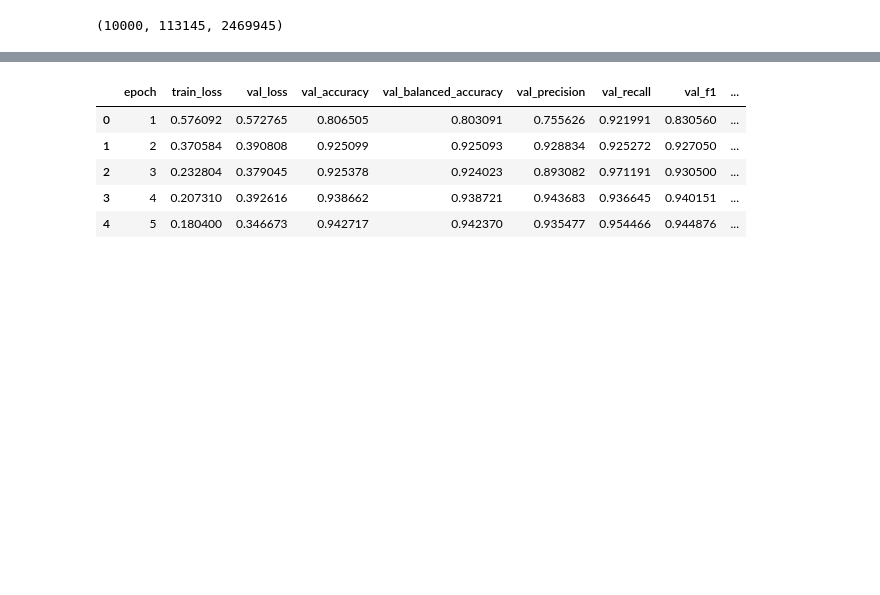
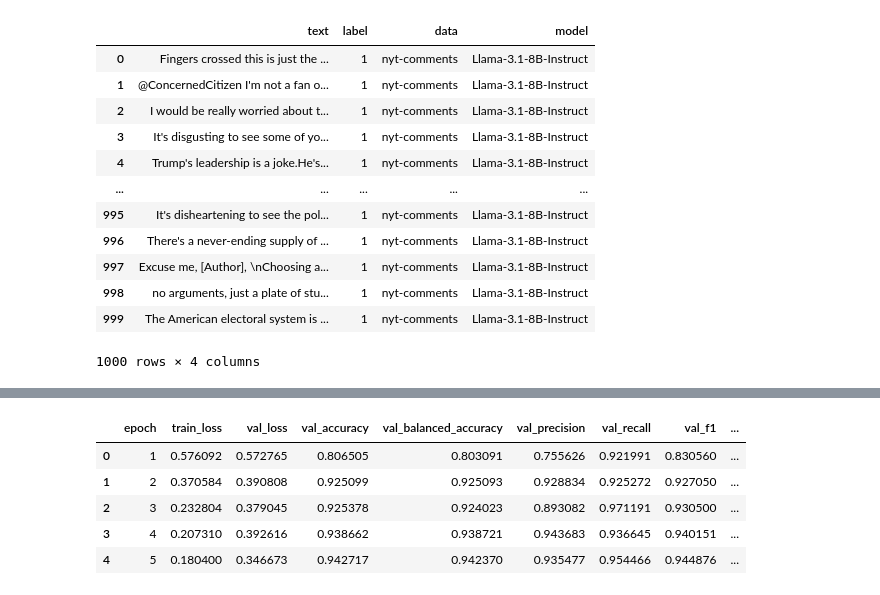
Before and after one commit to Michal1337/GenTextDetect, a Jupyter notebook: src/scripts/experiments/tmp.ipynb, the cells around one changed output, grey strips where cells are left out. Saved outputs shown, nothing was run; the diff lists cells and outputs as text; code cells hidden in the pictures; blank space fills up the shorter version.

```diff
--- a/src/scripts/experiments/tmp.ipynb
+++ b/src/scripts/experiments/tmp.ipynb
@@ -121,4 +24,20 @@ results, num_samples, num_sentences, num_words, num_chars, num_tokens = (
-# %%
-num_samples, num_sentences, num_tokens
-# %% [output]
-(10000, 113145, 2469945)
+# %%
+paths = get_csv_paths(DATASETS_PATH + "master-testset/")
+# %%
+df = pd.read_csv(paths[1])
+# %%
+df.head(1000)
+# %% [output]
+|  | text | label | data | model |
+| 0 | Fingers crossed this is just the ... | 1 | nyt-comments | Llama-3.1-8B-Instruct |
+| 1 | @ConcernedCitizen I'm not a fan o... | 1 | nyt-comments | Llama-3.1-8B-Instruct |
+| 2 | I would be really worried about t... | 1 | nyt-comments | Llama-3.1-8B-Instruct |
+| 3 | It's disgusting to see some of yo... | 1 | nyt-comments | Llama-3.1-8B-Instruct |
+| 4 | Trump's leadership is a joke.He's... | 1 | nyt-comments | Llama-3.1-8B-Instruct |
+| ... | ... | ... | ... | ... |
+| 995 | It's disheartening to see the pol... | 1 | nyt-comments | Llama-3.1-8B-Instruct |
+| 996 | There's a never-ending supply of ... | 1 | nyt-comments | Llama-3.1-8B-Instruct |
+| 997 | Excuse me, [Author], \nChoosing a... | 1 | nyt-comments | Llama-3.1-8B-Instruct |
+| 998 | no arguments, just a plate of stu... | 1 | nyt-comments | Llama-3.1-8B-Instruct |
+| 999 | The American electoral system is ... | 1 | nyt-comments | Llama-3.1-8B-Instruct |
+1000 rows × 4 columns
```
Also changed, not shown: parts of 19 cells of this notebook, 10 other files.
